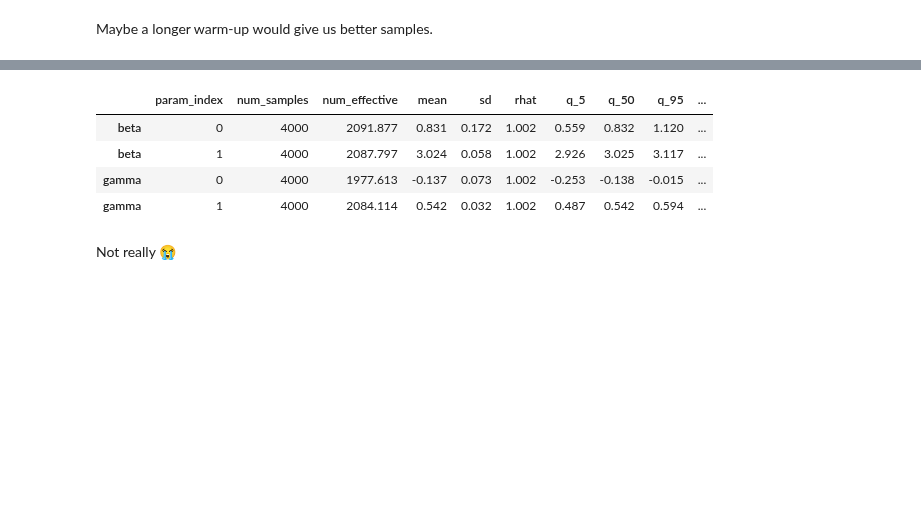
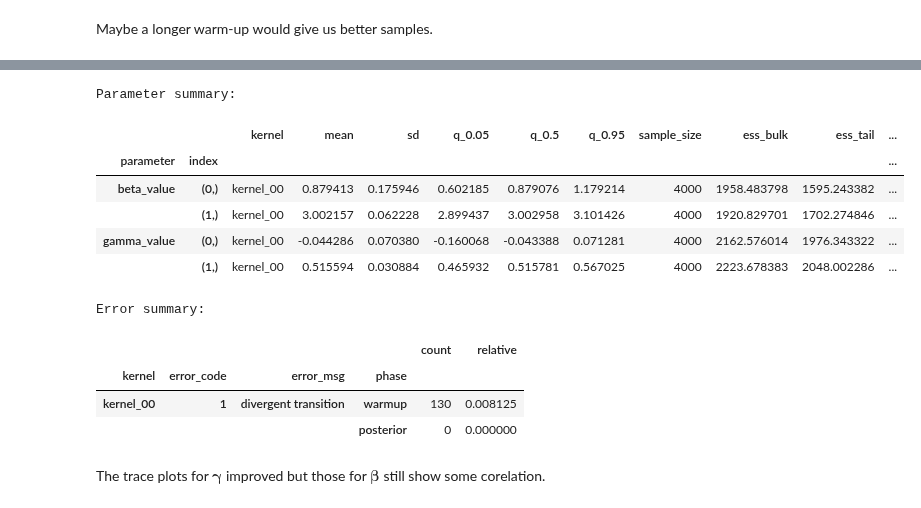
Before and after one commit to liesel-devs/liesel, a Jupyter notebook: docs/source/tutorials/ipynb/03-ls-reg.ipynb, the cells around one changed output, grey strips where cells are left out. Saved outputs shown, nothing was run; the diff lists cells and outputs as text; code cells hidden in the pictures; blank space fills up the shorter version.

```diff
--- a/docs/source/tutorials/ipynb/03-ls-reg.ipynb
+++ b/docs/source/tutorials/ipynb/03-ls-reg.ipynb
@@ -98,2 +99,12 @@ n_gamma = lsl.RegressionCoef(
+# %%
+gamma_loc = lsl.Var(0.0, name="gamma_loc")
+gamma_scale = lsl.Var(3.0, name="gamma_scale")
+
+dist_gamma = lsl.Dist(
+    distribution=tfd.Normal, loc=gamma_loc, scale=gamma_scale
+)
+gamma = lsl.Param(
+    value=jnp.array([5.0, 5.0]), distribution=dist_gamma, name="gamma"
+)
 # %% [markdown]
 The additional complexity of the location-scale model compared to the standard linear model is handled in the next step.
@@ -101,11 +112,10 @@ Since `n_gamma` takes values on the whole real line, but the response node `n_y`
 # %%
-n_X = lsl.DesignMatrix(value=X, name="X")
-n_Z = lsl.DesignMatrix(value=Z, name="Z")
+X = lsl.Obs(value=X_mat, name="X")
+Z = lsl.Obs(value=Z_mat, name="Z")
 
-n_y_hat = lsl.Smooth(n_X, n_beta, name="y_hat")
-n_scale_linear = lsl.Smooth(n_Z, n_gamma, name="scale_pred")
-n_scale = lsl.Bijector(bijector="Exp", input=n_scale_linear, name="scale")
+mu = lsl.Var(lsl.Calc(lambda X, beta: X @ beta, X, beta), name="mu")
+scale = lsl.Var(lsl.Calc(lambda Z, gamma: jnp.exp(Z @ gamma), Z, gamma), name="scale")
 
-dist_y = lsl.NodeDistribution(distribution="Normal", loc=n_y_hat, scale=n_scale)
-n_y = lsl.Response(value=y, distribution=dist_y, name="y")
+dist_y = lsl.Dist(distribution=tfd.Normal, loc=mu, scale=scale)
+y = lsl.Obs(value=y_vec, distribution=dist_y, name="y")
 # %% [markdown]
@@ -113,8 +123,9 @@ We can now combine the nodes in a model and visulize it
 # %%
 sns.set_theme(style="white")
 
-mb = lsl.ModelBuilder()
-mb.add_nodes(n_y)
-loc_scale_model = mb.build()
-lsl.plot_model(model=loc_scale_model, width=12, height=8)
+gb = lsl.GraphBuilder()
+gb.add(y)
+model = gb.build_model() # builds the model from the graph (PGMs)
+
+lsl.plot_vars(model=model, width=12, height=8)
 # %% [output]
@@ -186,7 +204,10 @@ Maybe a longer warm-up would give us better samples.
 builder = gs.EngineBuilder(seed=3, num_chains=4)
 
 # connects the engine with the model
-builder.set_model(lsl.GooseModel(loc_scale_model))
+builder.set_model(lsl.GooseModel(model))
+
+# we use the same initial values for all chains
+builder.set_initial_values(model.state)
 
 # add the kernel
 builder.add_kernel(gs.NUTSKernel(["beta", "gamma"]))
@@ -194,9 +215,6 @@ builder.add_kernel(gs.NUTSKernel(["beta", "gamma"]))
 # set number of iterations in warmup and posterior
 builder.set_duration(warmup_duration=4000, posterior_duration=1000, term_duration=1000)
 
-# we use the same initial values for all chains
-builder.set_initial_values(loc_scale_model.state)
-
 # create the engine
 engine = builder.build()
 
@@ -228,10 +246,17 @@ g = gs.plot_trace(results, chain_indices=0, ncol=4)
 # %%
-gs.summary(results, per_chain=False)
+gs.summary_m.Summary(results, per_chain=False)
 # %% [output]
+Parameter summary:
-|  | param_index | num_samples | num_effective | mean | sd | rhat | q_5 | q_50 | q_95 | ... |
-| beta | 0 | 4000 | 2091.877 | 0.831 | 0.172 | 1.002 | 0.559 | 0.832 | 1.120 | ... |
-| beta | 1 | 4000 | 2087.797 | 3.024 | 0.058 | 1.002 | 2.926 | 3.025 | 3.117 | ... |
-| gamma | 0 | 4000 | 1977.613 | -0.137 | 0.073 | 1.002 | -0.253 | -0.138 | -0.015 | ... |
-| gamma | 1 | 4000 | 2084.114 | 0.542 | 0.032 | 1.002 | 0.487 | 0.542 | 0.594 | ... |
+|  |  | kernel | mean | sd | q_0.05 | q_0.5 | q_0.95 | sample_size | ess_bulk | ess_tail | ... |
+| parameter | index |  |  |  |  |  |  |  |  |  | ... |
+| beta_value | (0,) | kernel_00 | 0.879413 | 0.175946 | 0.602185 | 0.879076 | 1.179214 | 4000 | 1958.483798 | 1595.243382 | ... |
+|  | (1,) | kernel_00 | 3.002157 | 0.062228 | 2.899437 | 3.002958 | 3.101426 | 4000 | 1920.829701 | 1702.274846 | ... |
+| gamma_value | (0,) | kernel_00 | -0.044286 | 0.070380 | -0.160068 | -0.043388 | 0.071281 | 4000 | 2162.576014 | 1976.343322 | ... |
+|  | (1,) | kernel_00 | 0.515594 | 0.030884 | 0.465932 | 0.515781 | 0.567025 | 4000 | 2223.678383 | 2048.002286 | ... |
+Error summary:
+|  |  |  |  | count | relative |
+| kernel | error_code | error_msg | phase |  |  |
+| kernel_00 | 1 | divergent transition | warmup | 130 | 0.008125 |
+|  |  |  | posterior | 0 | 0.000000 |
 # %% [markdown]
-Not really 😭
+The trace plots for $\boldsymbol{\gamma}$ improved but those for $\boldsymbol{\beta}$ still show some corelation.
```
Also changed, not shown: parts of 15 cells of this notebook.
